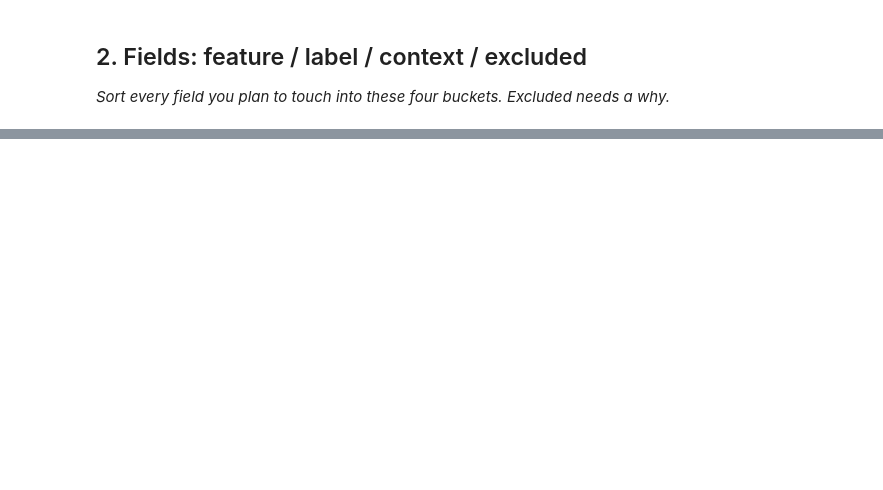
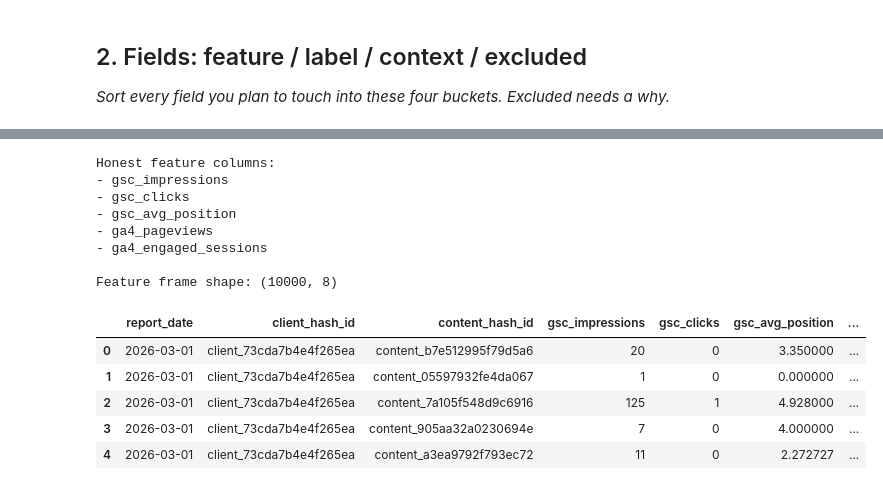
Before and after one commit to nandhanamj/flyrank_ml, a Jupyter notebook: work/notebooks/w03_data_contract.ipynb, the cells around one changed output, grey strips where cells are left out. Saved outputs shown, nothing was run; the diff lists cells and outputs as text; code cells hidden in the pictures; blank space fills up the shorter version.

```diff
--- a/work/notebooks/w03_data_contract.ipynb
+++ b/work/notebooks/w03_data_contract.ipynb
@@ -36,0 +280,37 @@ This skeleton is yours to fill. Work the sections **in order** — each one has
+# %%
+# Remove the deliberately leaked label-derived field.
+# Keep only the five features defined in the contract.
+
+honest_features = [
+    "gsc_impressions",
+    "gsc_clicks",
+    "gsc_avg_position",
+    "ga4_pageviews",
+    "ga4_engaged_sessions",
+]
+
+honest_feature_frame = feature_frame[
+    ["report_date", "client_hash_id", "content_hash_id"] + honest_features
+].copy()
+
+print("Honest feature columns:")
+for feature in honest_features:
+    print("-", feature)
+
+print("\nFeature frame shape:", honest_feature_frame.shape)
+honest_feature_frame.head()
+# %% [output]
+Honest feature columns:
+- gsc_impressions
+- gsc_clicks
+- gsc_avg_position
+- ga4_pageviews
+- ga4_engaged_sessions
+
+Feature frame shape: (10000, 8)
+|  | report_date | client_hash_id | content_hash_id | gsc_impressions | gsc_clicks | gsc_avg_position | ... |
+| 0 | 2026-03-01 | client_73cda7b4e4f265ea | content_b7e512995f79d5a6 | 20 | 0 | 3.350000 | ... |
+| 1 | 2026-03-01 | client_73cda7b4e4f265ea | content_05597932fe4da067 | 1 | 0 | 0.000000 | ... |
+| 2 | 2026-03-01 | client_73cda7b4e4f265ea | content_7a105f548d9c6916 | 125 | 1 | 4.928000 | ... |
+| 3 | 2026-03-01 | client_73cda7b4e4f265ea | content_905aa32a0230694e | 7 | 0 | 4.000000 | ... |
+| 4 | 2026-03-01 | client_73cda7b4e4f265ea | content_a3ea9792f793ec72 | 11 | 0 | 2.272727 | ... |
```
Also changed, not shown: parts of 27 cells of this notebook.
